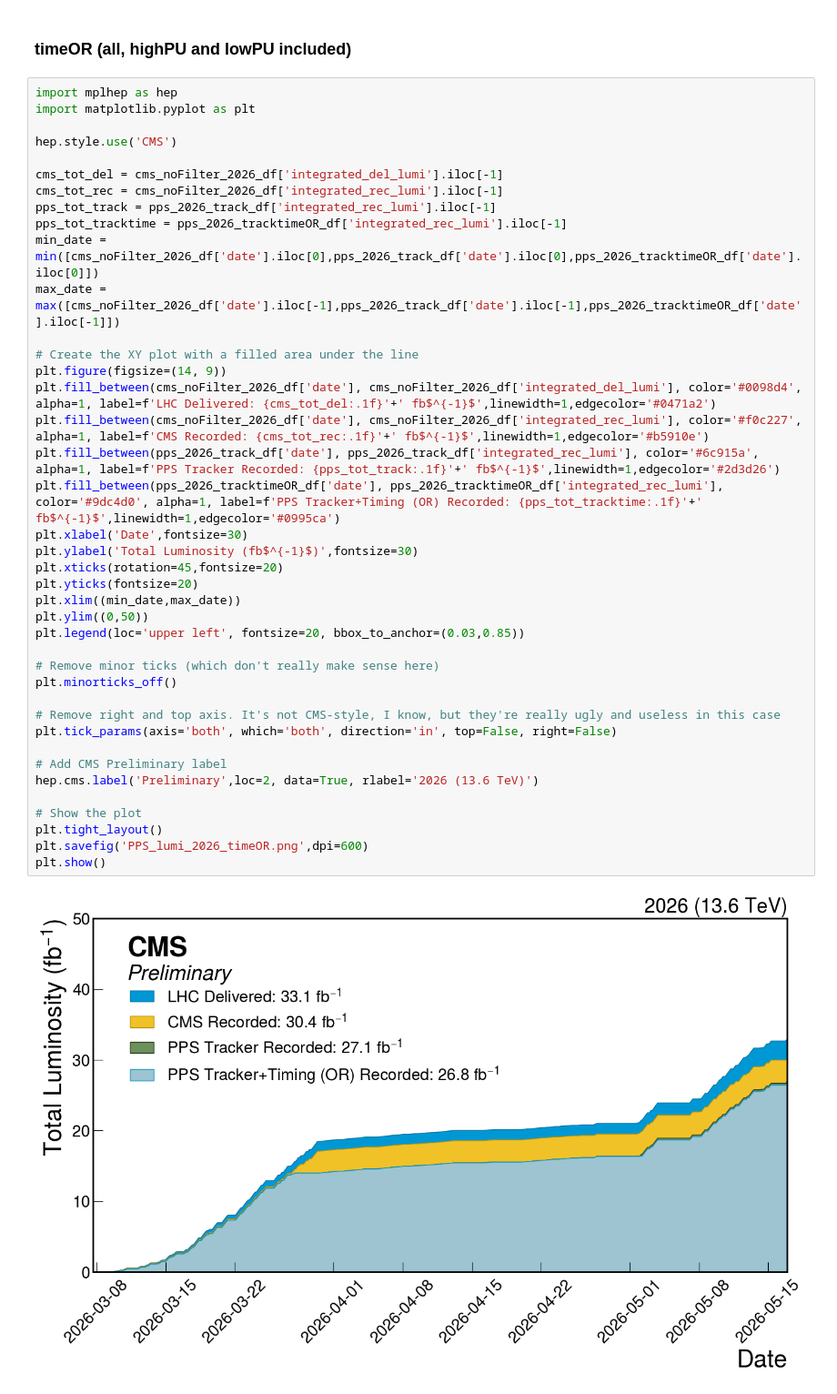
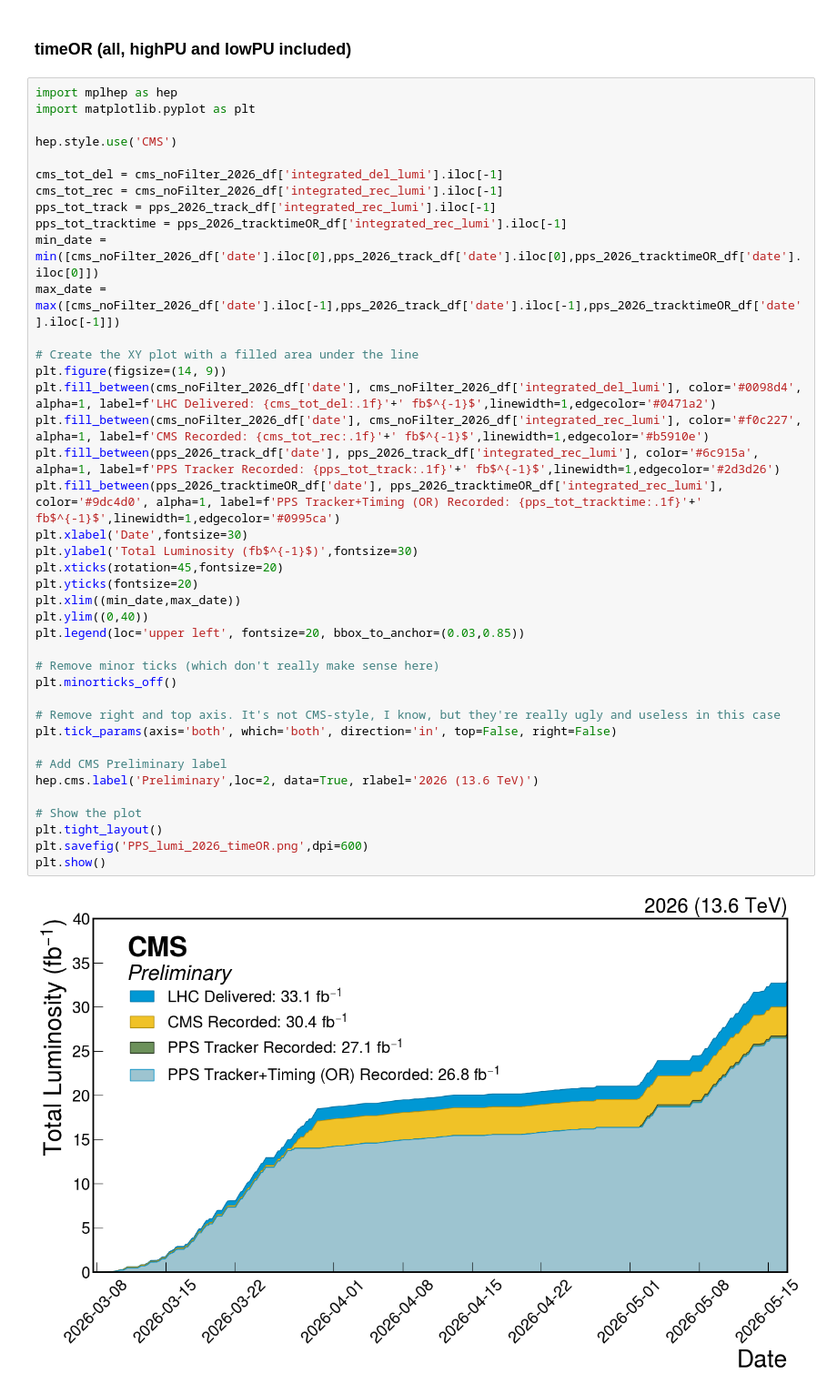
Before and after one commit to AndreaBellora/pps-dpg-lumi-plots, a Jupyter notebook: lumi_plot.ipynb, the cells around one changed output. Shown at 91% size. Saved outputs shown, nothing was run; the diff lists cells and outputs as text.

```diff
--- a/lumi_plot.ipynb
+++ b/lumi_plot.ipynb
@@ -920,32 +924,32 @@ pps_tot_tracktime = pps_2026_tracktimeOR_df['integrated_rec_lumi'].iloc[-1]
 min_date = min([cms_noFilter_2026_df['date'].iloc[0],pps_2026_track_df['date'].iloc[0],pps_2026_tracktimeOR_df['date'].iloc[0]])
 max_date = max([cms_noFilter_2026_df['date'].iloc[-1],pps_2026_track_df['date'].iloc[-1],pps_2026_tracktimeOR_df['date'].iloc[-1]])
 
 # Create the XY plot with a filled area under the line
 plt.figure(figsize=(14, 9))
 plt.fill_between(cms_noFilter_2026_df['date'], cms_noFilter_2026_df['integrated_del_lumi'], color='#0098d4', alpha=1, label=f'LHC Delivered: {cms_tot_del:.1f}'+' fb$^{-1}$',linewidth=1,edgecolor='#0471a2')
 plt.fill_between(cms_noFilter_2026_df['date'], cms_noFilter_2026_df['integrated_rec_lumi'], color='#f0c227', alpha=1, label=f'CMS Recorded: {cms_tot_rec:.1f}'+' fb$^{-1}$',linewidth=1,edgecolor='#b5910e')
 plt.fill_between(pps_2026_track_df['date'], pps_2026_track_df['integrated_rec_lumi'], color='#6c915a', alpha=1, label=f'PPS Tracker Recorded: {pps_tot_track:.1f}'+' fb$^{-1}$',linewidth=1,edgecolor='#2d3d26')
 plt.fill_between(pps_2026_tracktimeOR_df['date'], pps_2026_tracktimeOR_df['integrated_rec_lumi'], color='#9dc4d0', alpha=1, label=f'PPS Tracker+Timing (OR) Recorded: {pps_tot_tracktime:.1f}'+' fb$^{-1}$',linewidth=1,edgecolor='#0995ca')
 plt.xlabel('Date',fontsize=30)
 plt.ylabel('Total Luminosity (fb$^{-1}$)',fontsize=30)
 plt.xticks(rotation=45,fontsize=20)
 plt.yticks(fontsize=20)
 plt.xlim((min_date,max_date))
-plt.ylim((0,50))
+plt.ylim((0,40))
 plt.legend(loc='upper left', fontsize=20, bbox_to_anchor=(0.03,0.85))
 
 # Remove minor ticks (which don't really make sense here)
 plt.minorticks_off()
 
 # Remove right and top axis. It's not CMS-style, I know, but they're really ugly and useless in this case
 plt.tick_params(axis='both', which='both', direction='in', top=False, right=False)
 
 # Add CMS Preliminary label
 hep.cms.label('Preliminary',loc=2, data=True, rlabel='2026 (13.6 TeV)')
 
 # Show the plot
 plt.tight_layout()
 plt.savefig('PPS_lumi_2026_timeOR.png',dpi=600)
 plt.show()
 # %% [output]
-[figure, old version]
+[figure, new version]
```
Also changed, not shown: parts of 16 cells of this notebook, 1 other file.
